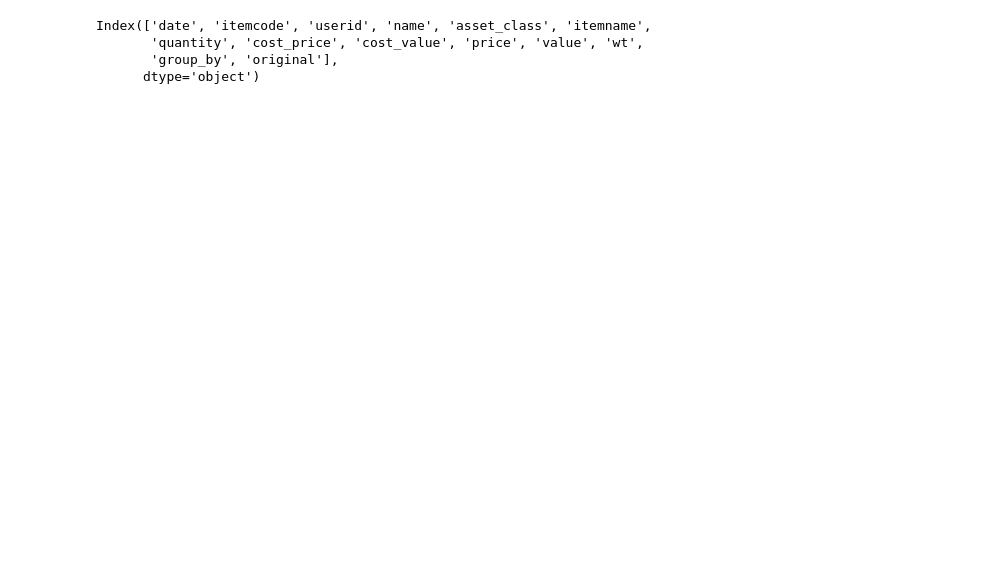
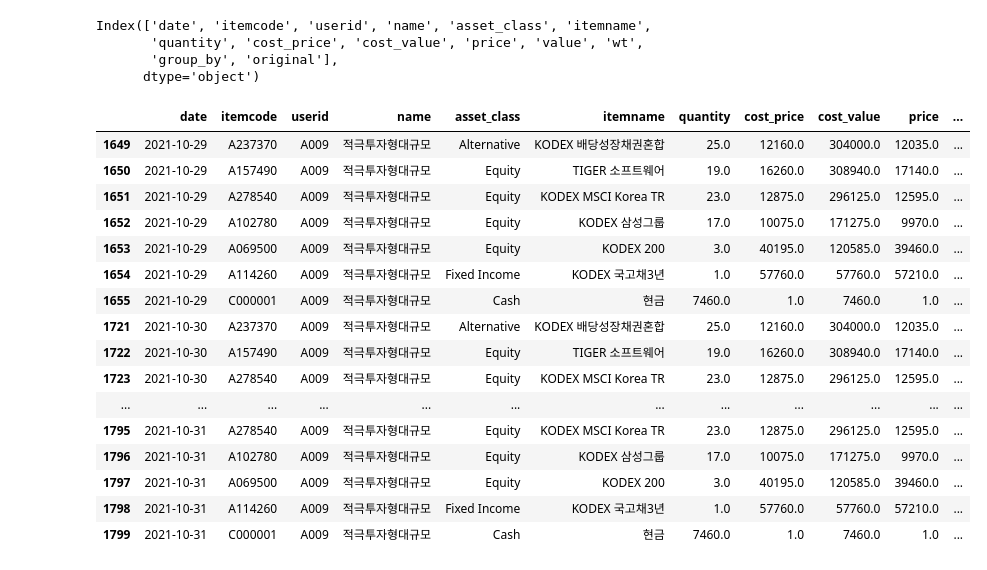
Before and after one commit to my2582/kisra, a Jupyter notebook: 2.make_balances_between_rebal.ipynb, the cells around one changed output. Cells and saved outputs as stored; diff of their text form; code cells hidden in the pictures; blank space fills up the shorter version.

Commit message:
Rebalancing.

```diff
--- a/2.make_balances_between_rebal.ipynb
+++ b/2.make_balances_between_rebal.ipynb
@@ -101,3 +138,23 @@ Index(['date', 'itemcode', 'userid', 'name', 'asset_class', 'itemname',
        'quantity', 'cost_price', 'cost_value', 'price', 'value', 'wt',
        'group_by', 'original'],
       dtype='object')
+# %%
+bal_btw_rebal.loc[(bal_btw_rebal.date>='2021-10-29')&(bal_btw_rebal.userid=='A009'), :]
+# %% [output]
+|  | date | itemcode | userid | name | asset_class | itemname | quantity | cost_price | cost_value | price | ... |
+| 1649 | 2021-10-29 | A237370 | A009 | 적극투자형대규모 | Alternative | KODEX 배당성장채권혼합 | 25.0 | 12160.0 | 304000.0 | 12035.0 | ... |
+| 1650 | 2021-10-29 | A157490 | A009 | 적극투자형대규모 | Equity | TIGER 소프트웨어 | 19.0 | 16260.0 | 308940.0 | 17140.0 | ... |
+| 1651 | 2021-10-29 | A278540 | A009 | 적극투자형대규모 | Equity | KODEX MSCI Korea TR | 23.0 | 12875.0 | 296125.0 | 12595.0 | ... |
+| 1652 | 2021-10-29 | A102780 | A009 | 적극투자형대규모 | Equity | KODEX 삼성그룹 | 17.0 | 10075.0 | 171275.0 | 9970.0 | ... |
+| 1653 | 2021-10-29 | A069500 | A009 | 적극투자형대규모 | Equity | KODEX 200 | 3.0 | 40195.0 | 120585.0 | 39460.0 | ... |
+| 1654 | 2021-10-29 | A114260 | A009 | 적극투자형대규모 | Fixed Income | KODEX 국고채3년 | 1.0 | 57760.0 | 57760.0 | 57210.0 | ... |
+| 1655 | 2021-10-29 | C000001 | A009 | 적극투자형대규모 | Cash | 현금 | 7460.0 | 1.0 | 7460.0 | 1.0 | ... |
+| 1721 | 2021-10-30 | A237370 | A009 | 적극투자형대규모 | Alternative | KODEX 배당성장채권혼합 | 25.0 | 12160.0 | 304000.0 | 12035.0 | ... |
+| 1722 | 2021-10-30 | A157490 | A009 | 적극투자형대규모 | Equity | TIGER 소프트웨어 | 19.0 | 16260.0 | 308940.0 | 17140.0 | ... |
+| 1723 | 2021-10-30 | A278540 | A009 | 적극투자형대규모 | Equity | KODEX MSCI Korea TR | 23.0 | 12875.0 | 296125.0 | 12595.0 | ... |
+| ... | ... | ... | ... | ... | ... | ... | ... | ... | ... | ... | ... |
+| 1795 | 2021-10-31 | A278540 | A009 | 적극투자형대규모 | Equity | KODEX MSCI Korea TR | 23.0 | 12875.0 | 296125.0 | 12595.0 | ... |
+| 1796 | 2021-10-31 | A102780 | A009 | 적극투자형대규모 | Equity | KODEX 삼성그룹 | 17.0 | 10075.0 | 171275.0 | 9970.0 | ... |
+| 1797 | 2021-10-31 | A069500 | A009 | 적극투자형대규모 | Equity | KODEX 200 | 3.0 | 40195.0 | 120585.0 | 39460.0 | ... |
+| 1798 | 2021-10-31 | A114260 | A009 | 적극투자형대규모 | Fixed Income | KODEX 국고채3년 | 1.0 | 57760.0 | 57760.0 | 57210.0 | ... |
+| 1799 | 2021-10-31 | C000001 | A009 | 적극투자형대규모 | Cash | 현금 | 7460.0 | 1.0 | 7460.0 | 1.0 | ... |
```
Also changed, not shown: parts of 8 cells of this notebook, 51 other files.
